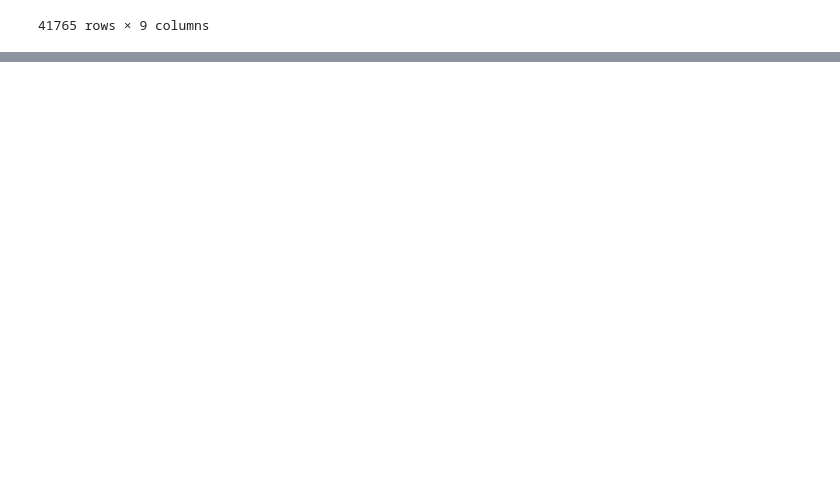
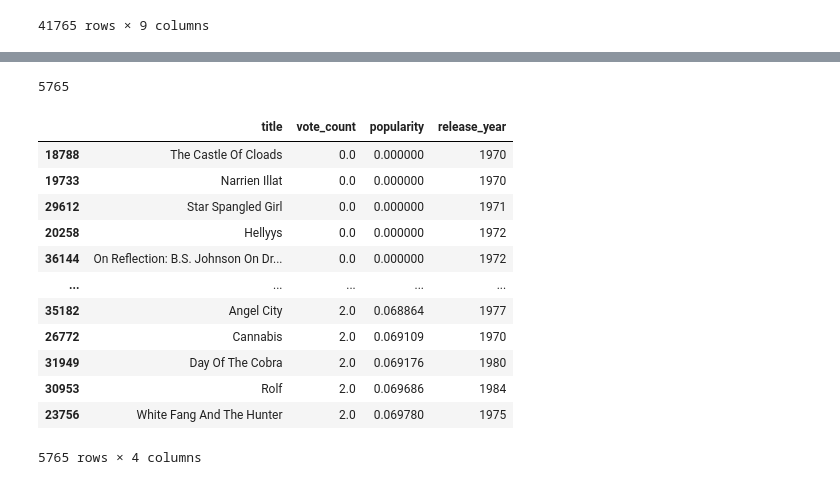
Before and after one commit to Tinmarian/PI1_MLOps_HENRY, a Jupyter notebook: Data_Cleansing.ipynb, the cells around one changed output, grey strips where cells are left out. Saved outputs shown, nothing was run; the diff lists cells and outputs as text; code cells hidden in the pictures; blank space fills up the shorter version.

```diff
--- a/Data_Cleansing.ipynb
+++ b/Data_Cleansing.ipynb
@@ -501,0 +549,20 @@ df
+# %%
+len(df) - 36000
+# %% [output]
+5765
+# %%
+df[['title','vote_count','popularity','release_year']].sort_values(by=['vote_count','popularity','release_year'])[:5765]
+# %% [output]
+|  | title | vote_count | popularity | release_year |
+| 18788 | The Castle Of Cloads | 0.0 | 0.000000 | 1970 |
+| 19733 | Narrien Illat | 0.0 | 0.000000 | 1970 |
+| 29612 | Star Spangled Girl | 0.0 | 0.000000 | 1971 |
+| 20258 | Hellyys | 0.0 | 0.000000 | 1972 |
+| 36144 | On Reflection: B.S. Johnson On Dr... | 0.0 | 0.000000 | 1972 |
+| ... | ... | ... | ... | ... |
+| 35182 | Angel City | 2.0 | 0.068864 | 1977 |
+| 26772 | Cannabis | 2.0 | 0.069109 | 1970 |
+| 31949 | Day Of The Cobra | 2.0 | 0.069176 | 1980 |
+| 30953 | Rolf | 2.0 | 0.069686 | 1984 |
+| 23756 | White Fang And The Hunter | 2.0 | 0.069780 | 1975 |
+5765 rows × 4 columns
```
Also changed, not shown: parts of 17 cells of this notebook, 2 other files.
